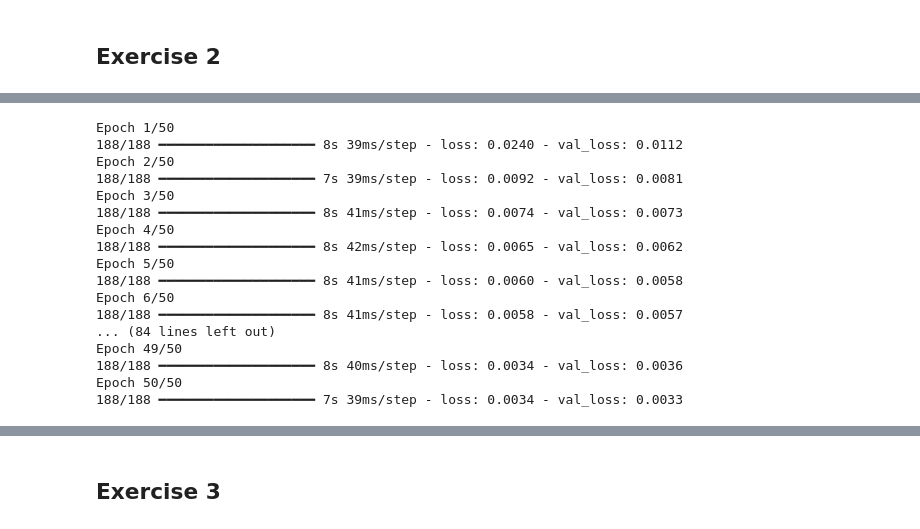
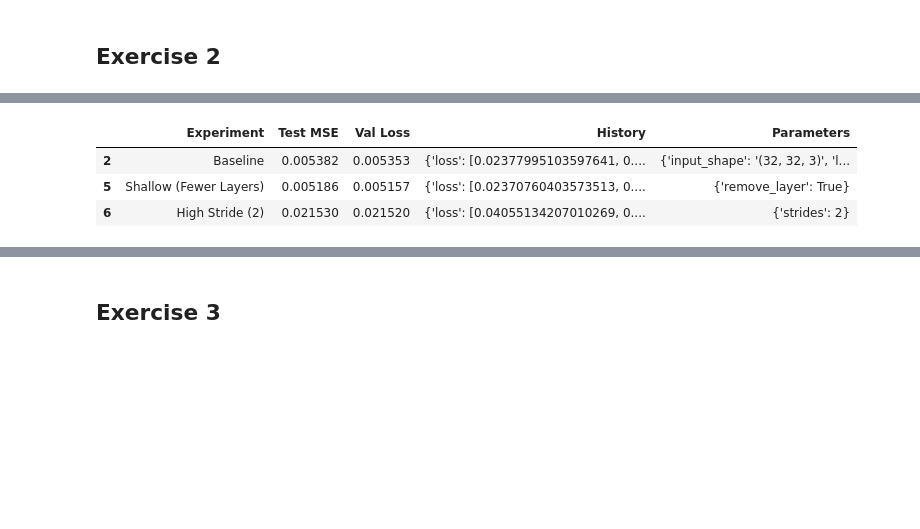
Before and after one commit to yadderace/ai-labs, a Jupyter notebook: advanced_ml/assignments/assignment2/autoencoders.ipynb, the cells around one changed output, grey strips where cells are left out. Cells and saved outputs as stored; diff of their text form; code cells hidden in the pictures; blank space fills up the shorter version.

```diff
--- a/advanced_ml/assignments/assignment2/autoencoders.ipynb
+++ b/advanced_ml/assignments/assignment2/autoencoders.ipynb
@@ -740,3 +717,9 @@ compare_autoencoders([autoencoder, autoencoder_incresed_fs],
 # %%
-autoencoder_strided_conv = build_autoencoder_strided_conv()
+# Store setups
+variations = [
+    {'name': 'Shallow (Fewer Layers)', 'params': {'remove_layer': True}},
+    {'name': 'High Stride (2)', 'params': {'strides': 2}}
+]
+
+run_experiments(variations, epochs, results_list)
 # %% [output]
@@ -765,21 +804,11 @@ Model: "sequential_4"
 # %%
-# Train the autoencoder
-train_history_strided_conv = train_autoencoder(autoencoder_strided_conv, x_train, x_val, epochs=50)
+# Show Table
+df_current = pd.DataFrame(results_list)
+exp_list = ['Baseline', 'Shallow (Fewer Layers)', 'High Stride (2)']
+df_current = df_current[df_current['Experiment'].isin(exp_list)]
+display(df_current)
 # %% [output]
-Epoch 1/50
-188/188 ━━━━━━━━━━━━━━━━━━━━ 8s 39ms/step - loss: 0.0240 - val_loss: 0.0112
-Epoch 2/50
-188/188 ━━━━━━━━━━━━━━━━━━━━ 7s 39ms/step - loss: 0.0092 - val_loss: 0.0081
-Epoch 3/50
-188/188 ━━━━━━━━━━━━━━━━━━━━ 8s 41ms/step - loss: 0.0074 - val_loss: 0.0073
-Epoch 4/50
-188/188 ━━━━━━━━━━━━━━━━━━━━ 8s 42ms/step - loss: 0.0065 - val_loss: 0.0062
-Epoch 5/50
-188/188 ━━━━━━━━━━━━━━━━━━━━ 8s 41ms/step - loss: 0.0060 - val_loss: 0.0058
-Epoch 6/50
-188/188 ━━━━━━━━━━━━━━━━━━━━ 8s 41ms/step - loss: 0.0058 - val_loss: 0.0057
-... (84 lines left out)
-Epoch 49/50
-188/188 ━━━━━━━━━━━━━━━━━━━━ 8s 40ms/step - loss: 0.0034 - val_loss: 0.0036
-Epoch 50/50
-188/188 ━━━━━━━━━━━━━━━━━━━━ 7s 39ms/step - loss: 0.0034 - val_loss: 0.0033
+|  | Experiment | Test MSE | Val Loss | History | Parameters |
+| 2 | Baseline | 0.005382 | 0.005353 | {'loss': [0.02377995103597641, 0.... | {'input_shape': '(32, 32, 3)', 'l... |
+| 5 | Shallow (Fewer Layers) | 0.005186 | 0.005157 | {'loss': [0.02370760403573513, 0.... | {'remove_layer': True} |
+| 6 | High Stride (2) | 0.021530 | 0.021520 | {'loss': [0.04055134207010269, 0.... | {'strides': 2} |
```
Also changed, not shown: parts of 64 cells of this notebook, 1 other file.
